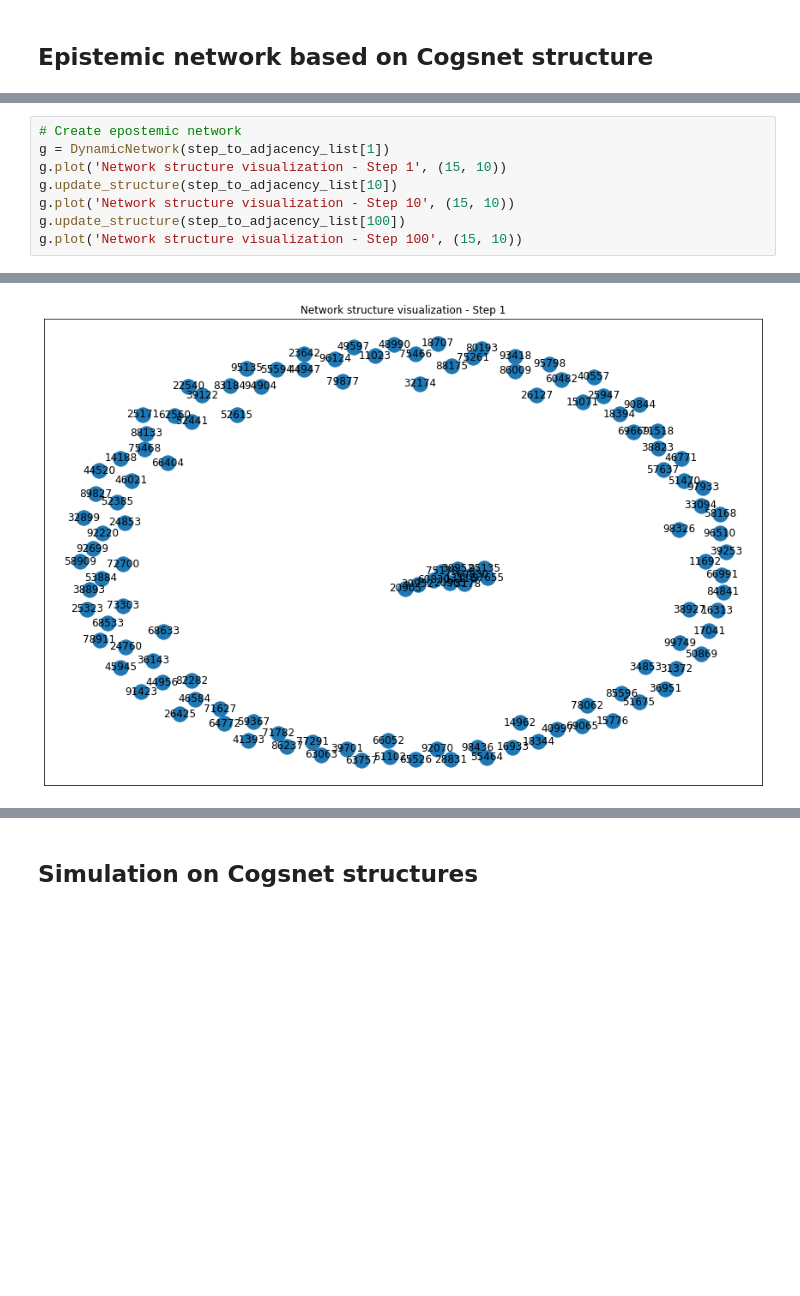
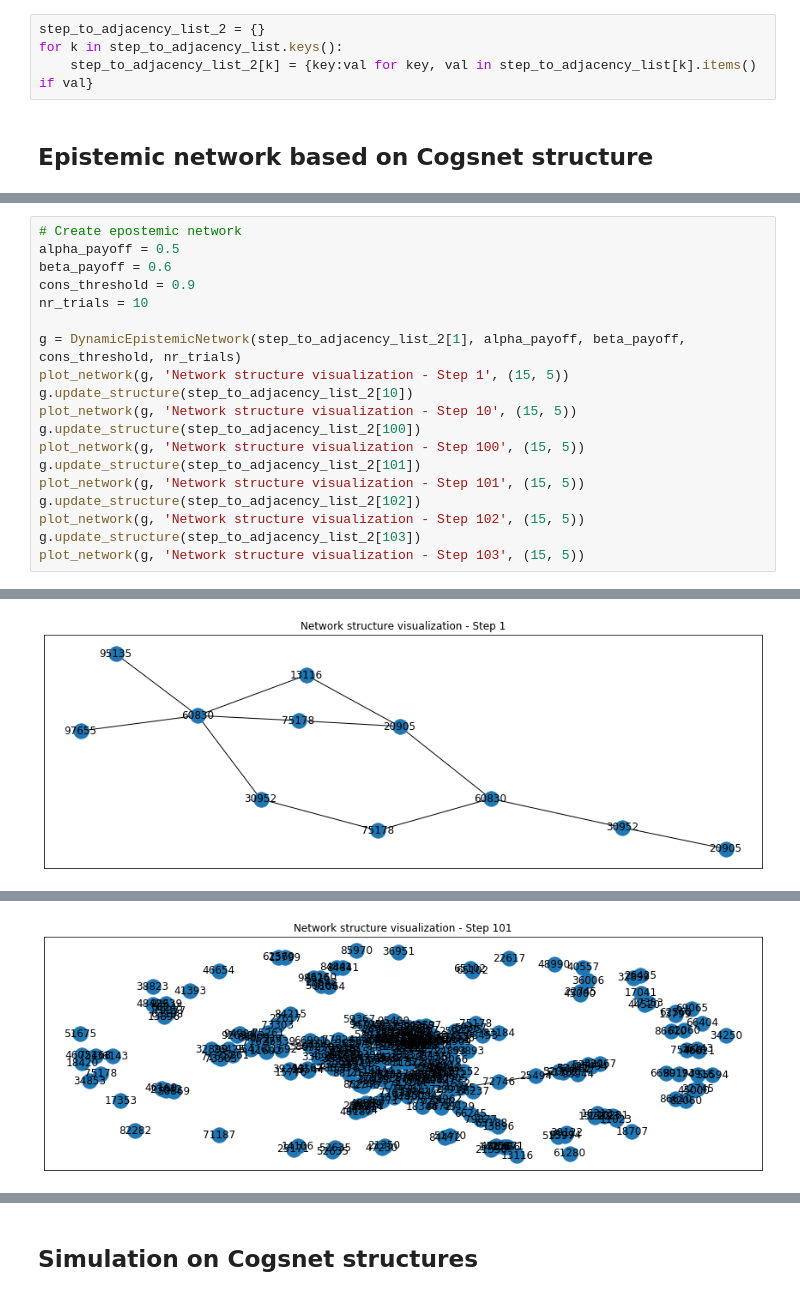
Before and after one commit to KE4T5/network-epistemology, a Jupyter notebook: notebooks/epistemic-networks.ipynb, the cells around one changed output, grey strips where cells are left out. Cells and saved outputs as stored; diff of their text form; blank space fills up the shorter version.

```diff
--- a/notebooks/epistemic-networks.ipynb
+++ b/notebooks/epistemic-networks.ipynb
@@ -252,2 +308,6 @@ with open('data/processed/step_to_adjacency_list.pickle', 'rb') as handle:
+# %%
+step_to_adjacency_list_2 = {}
+for k in step_to_adjacency_list.keys():
+    step_to_adjacency_list_2[k] = {key:val for key, val in step_to_adjacency_list[k].items() if val}
 # %% [markdown]
 ## Epistemic network based on Cogsnet structure
@@ -254,9 +359,20 @@ with open('data/processed/step_to_adjacency_list.pickle', 'rb') as handle:
 # %%
 # Create epostemic network
-g = DynamicNetwork(step_to_adjacency_list[1])
-g.plot('Network structure visualization - Step 1', (15, 10))
-g.update_structure(step_to_adjacency_list[10])
-g.plot('Network structure visualization - Step 10', (15, 10))
-g.update_structure(step_to_adjacency_list[100])
-g.plot('Network structure visualization - Step 100', (15, 10))
+alpha_payoff = 0.5
+beta_payoff = 0.6
+cons_threshold = 0.9
+nr_trials = 10
+
+g = DynamicEpistemicNetwork(step_to_adjacency_list_2[1], alpha_payoff, beta_payoff, cons_threshold, nr_trials)
+plot_network(g, 'Network structure visualization - Step 1', (15, 5))
+g.update_structure(step_to_adjacency_list_2[10])
+plot_network(g, 'Network structure visualization - Step 10', (15, 5))
+g.update_structure(step_to_adjacency_list_2[100])
+plot_network(g, 'Network structure visualization - Step 100', (15, 5))
+g.update_structure(step_to_adjacency_list_2[101])
+plot_network(g, 'Network structure visualization - Step 101', (15, 5))
+g.update_structure(step_to_adjacency_list_2[102])
+plot_network(g, 'Network structure visualization - Step 102', (15, 5))
+g.update_structure(step_to_adjacency_list_2[103])
+plot_network(g, 'Network structure visualization - Step 103', (15, 5))
 # %% [output]
@@ -263 +383 @@ g.plot('Network structure visualization - Step 100', (15, 10))
-[figure, old version]
+[figure, new version]
@@ -265,0 +427 @@ g.plot('Network structure visualization - Step 100', (15, 10))
+[figure, added]
```
Also changed, not shown: parts of 23 cells of this notebook, 6 other files.
